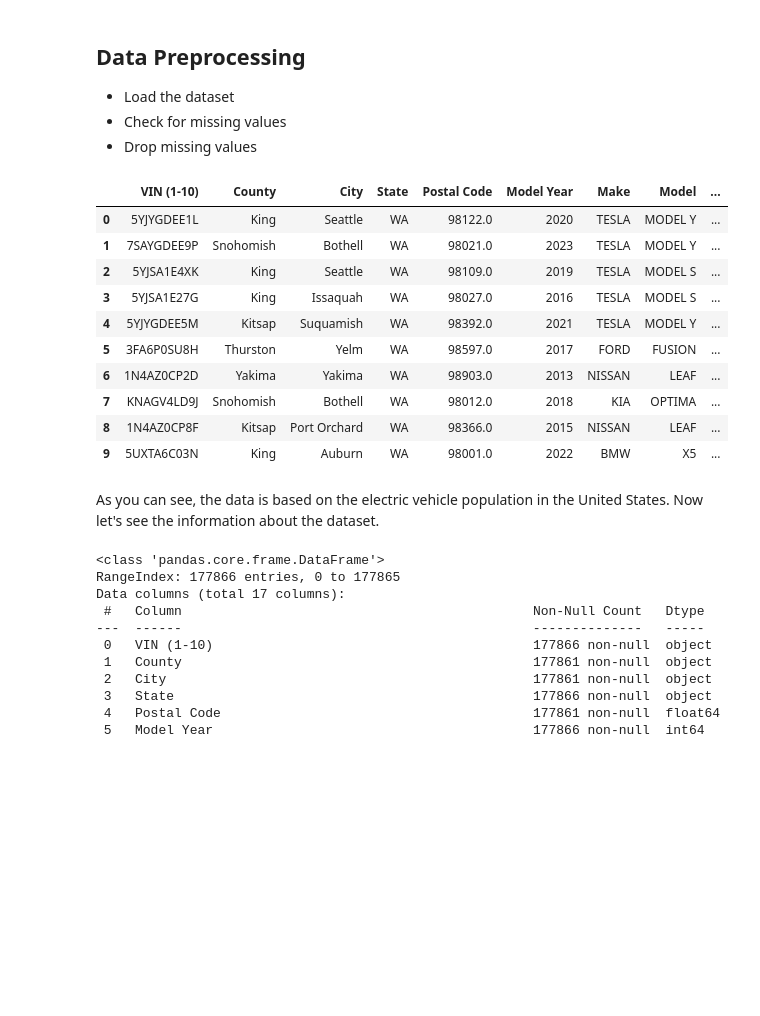
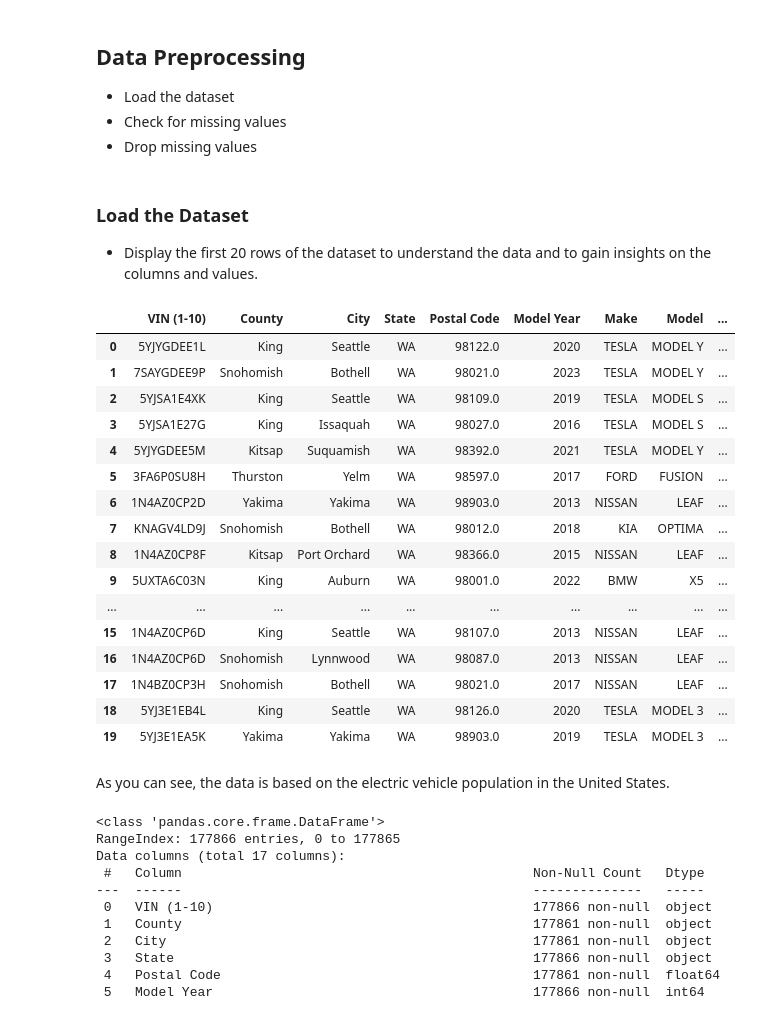
Before and after one commit to cogxen/ev-market-size-analysis, a Jupyter notebook: report.ipynb, the cells around one changed output. Drawn from its saved outputs; the diff is of its cells as text; code cells hidden in the pictures; blank space fills up the shorter version.

Commit message:
refactor: update reports and some information

```diff
--- a/report.ipynb
+++ b/report.ipynb
@@ -14,24 +20,33 @@ import seaborn as sns
 - Load the dataset
 - Check for missing values
 - Drop missing values
+# %% [markdown]
+### Load the Dataset
+
+- Display the first 20 rows of the dataset to understand the data and to gain insights on the columns and values.
 # %%
-# Load the dataset and display the first 10 rows
 ds = pd.read_csv("assets/dataset.csv")
-ds.head(10)
+ds.head(20)
 # %% [output]
 |  | VIN (1-10) | County | City | State | Postal Code | Model Year | Make | Model | ... |
 | 0 | 5YJYGDEE1L | King | Seattle | WA | 98122.0 | 2020 | TESLA | MODEL Y | ... |
 | 1 | 7SAYGDEE9P | Snohomish | Bothell | WA | 98021.0 | 2023 | TESLA | MODEL Y | ... |
 | 2 | 5YJSA1E4XK | King | Seattle | WA | 98109.0 | 2019 | TESLA | MODEL S | ... |
 | 3 | 5YJSA1E27G | King | Issaquah | WA | 98027.0 | 2016 | TESLA | MODEL S | ... |
 | 4 | 5YJYGDEE5M | Kitsap | Suquamish | WA | 98392.0 | 2021 | TESLA | MODEL Y | ... |
 | 5 | 3FA6P0SU8H | Thurston | Yelm | WA | 98597.0 | 2017 | FORD | FUSION | ... |
 | 6 | 1N4AZ0CP2D | Yakima | Yakima | WA | 98903.0 | 2013 | NISSAN | LEAF | ... |
 | 7 | KNAGV4LD9J | Snohomish | Bothell | WA | 98012.0 | 2018 | KIA | OPTIMA | ... |
 | 8 | 1N4AZ0CP8F | Kitsap | Port Orchard | WA | 98366.0 | 2015 | NISSAN | LEAF | ... |
 | 9 | 5UXTA6C03N | King | Auburn | WA | 98001.0 | 2022 | BMW | X5 | ... |
+| ... | ... | ... | ... | ... | ... | ... | ... | ... | ... |
+| 15 | 1N4AZ0CP6D | King | Seattle | WA | 98107.0 | 2013 | NISSAN | LEAF | ... |
+| 16 | 1N4AZ0CP6D | Snohomish | Lynnwood | WA | 98087.0 | 2013 | NISSAN | LEAF | ... |
+| 17 | 1N4BZ0CP3H | Snohomish | Bothell | WA | 98021.0 | 2017 | NISSAN | LEAF | ... |
+| 18 | 5YJ3E1EB4L | King | Seattle | WA | 98126.0 | 2020 | TESLA | MODEL 3 | ... |
+| 19 | 5YJ3E1EA5K | Yakima | Yakima | WA | 98903.0 | 2019 | TESLA | MODEL 3 | ... |
 # %% [markdown]
-As you can see, the data is based on the electric vehicle population in the United States. Now let's see the information about the dataset.
+As you can see, the data is based on the electric vehicle population in the United States.
 # %%
 ds.info()
 # %% [output]
```
Also changed, not shown: parts of 18 cells of this notebook.
